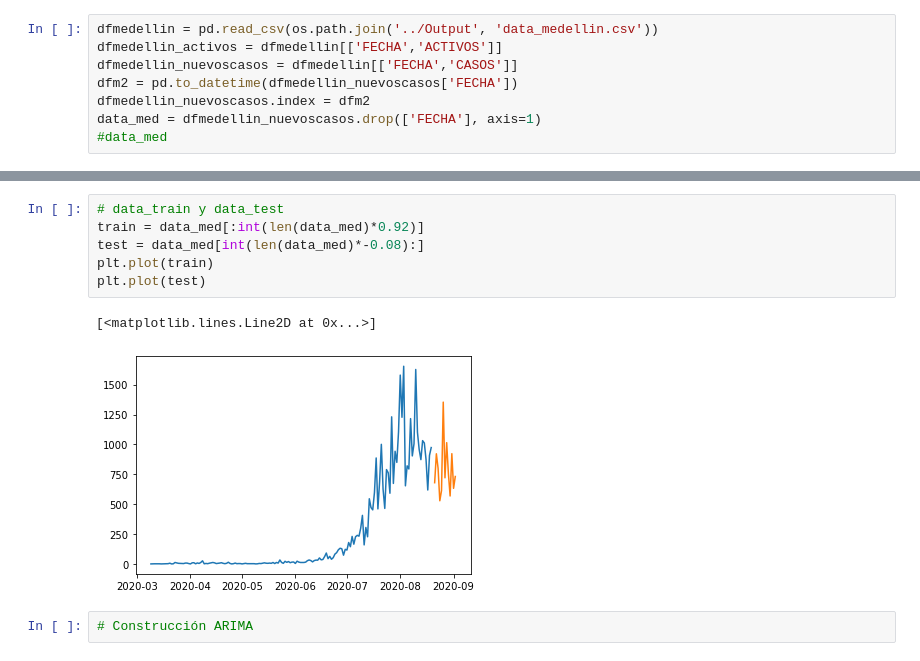
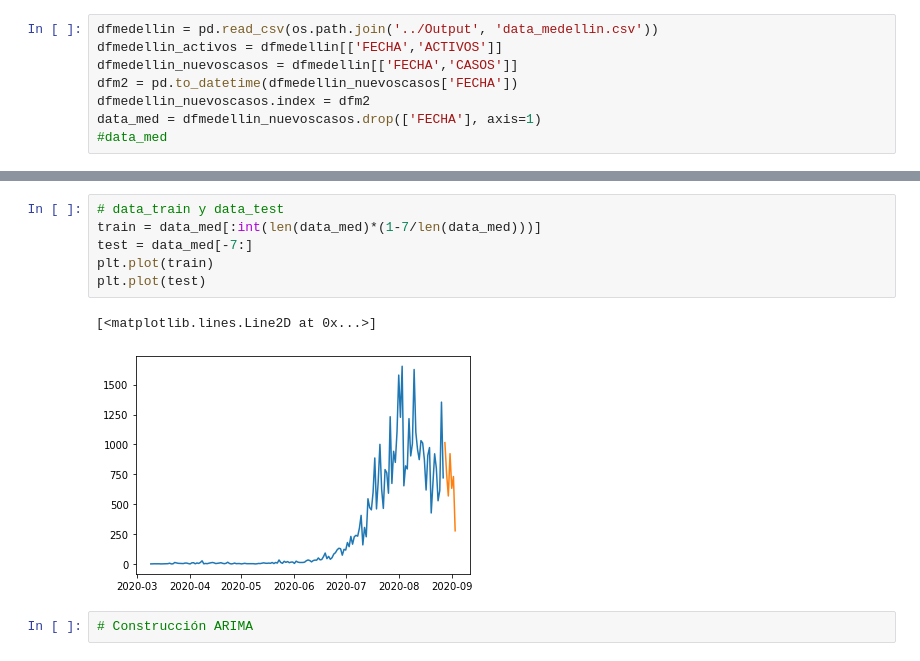
Before and after one commit to AP-2020-1S/covid-19-sandaye, a Jupyter notebook: Notebooks/6.Auto-arima.ipynb, the cells around one changed output, grey strips where cells are left out. Cells and saved outputs as stored; diff of their text form.

```diff
--- a/Notebooks/6.Auto-arima.ipynb
+++ b/Notebooks/6.Auto-arima.ipynb
@@ -49,12 +49,12 @@ adf_test.should_diff(data_med)
 # %%
 # data_train y data_test
-train = data_med[:int(len(data_med)*0.92)]
-test = data_med[int(len(data_med)*-0.08):]
+train = data_med[:int(len(data_med)*(1-7/len(data_med)))]
+test = data_med[-7:]
 plt.plot(train)
 plt.plot(test)
 # %% [output]
 [<matplotlib.lines.Line2D at 0x...>]
-[figure, old version]
+[figure, new version]
 # %%
 # Construcción ARIMA
 # %%
```
Also changed, not shown: parts of 16 cells of this notebook.
